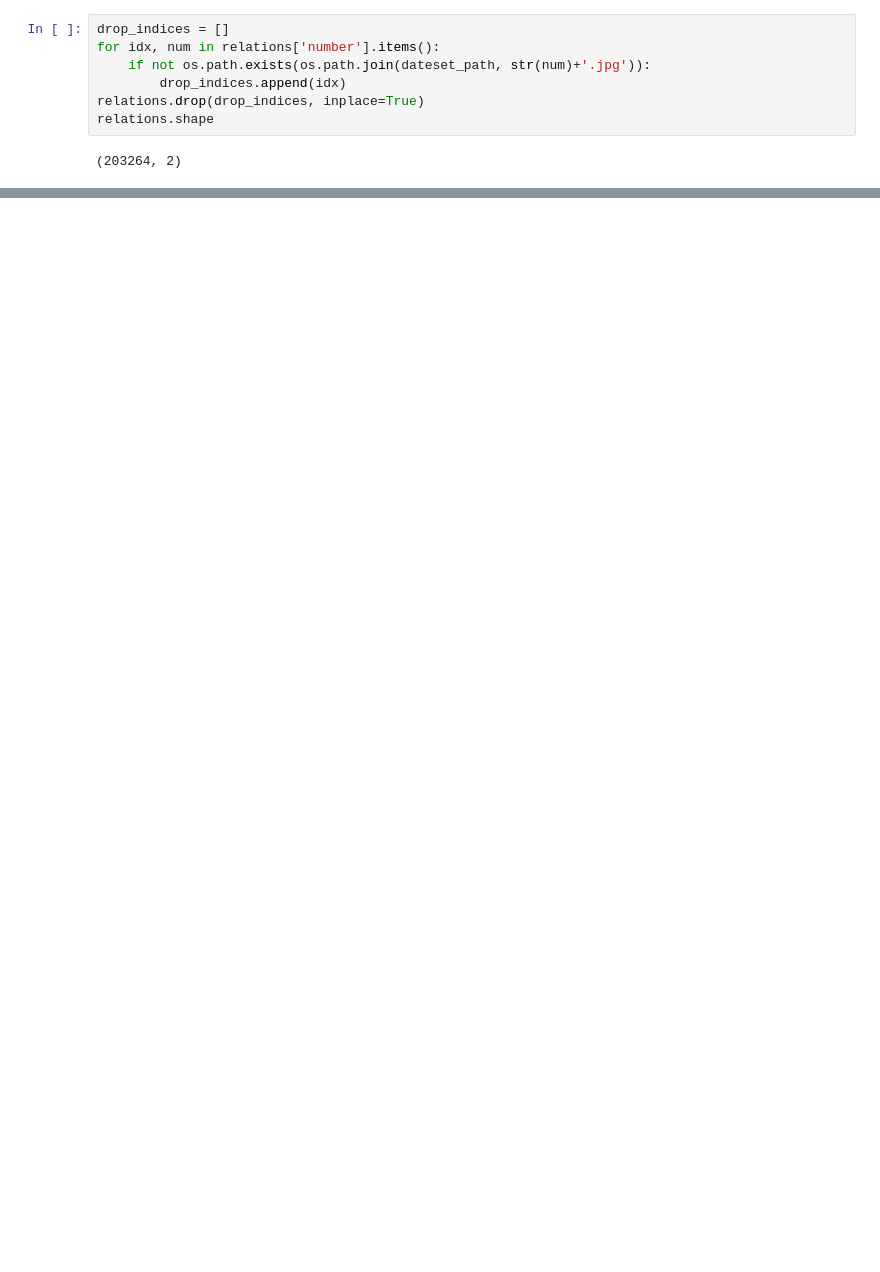
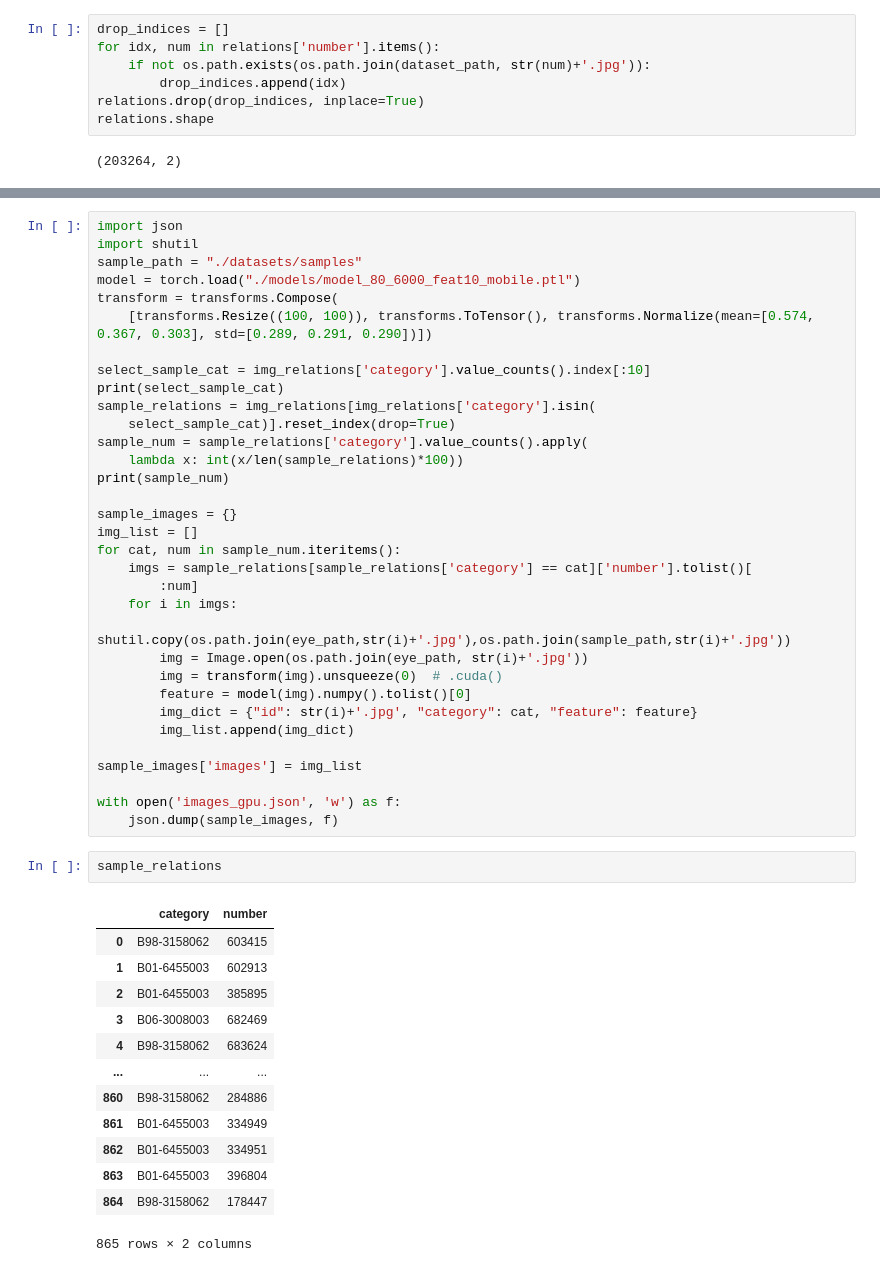
Before and after one commit to ericyang7816/pigeon-iris-recognition-system, a Jupyter notebook: eda.ipynb, the cells around one changed output, grey strips where cells are left out. Drawn from its saved outputs; the diff is of its cells as text; blank space fills up the shorter version.

```diff
--- a/eda.ipynb
+++ b/eda.ipynb
@@ -45,7 +49,7 @@ relations.shape
 # %%
 drop_indices = []
 for idx, num in relations['number'].items():
-    if not os.path.exists(os.path.join(dateset_path, str(num)+'.jpg')):
+    if not os.path.exists(os.path.join(dataset_path, str(num)+'.jpg')):
         drop_indices.append(idx)
 relations.drop(drop_indices, inplace=True)
 relations.shape
@@ -133,0 +522,49 @@ if os.path.exists(img_path):
+# %%
+import json
+import shutil
+sample_path = "./datasets/samples"
+model = torch.load("./models/model_80_6000_feat10_mobile.ptl")
+transform = transforms.Compose(
+    [transforms.Resize((100, 100)), transforms.ToTensor(), transforms.Normalize(mean=[0.574, 0.367, 0.303], std=[0.289, 0.291, 0.290])])
+
+select_sample_cat = img_relations['category'].value_counts().index[:10]
+print(select_sample_cat)
+sample_relations = img_relations[img_relations['category'].isin(
+    select_sample_cat)].reset_index(drop=True)
+sample_num = sample_relations['category'].value_counts().apply(
+    lambda x: int(x/len(sample_relations)*100))
+print(sample_num)
+
+sample_images = {}
+img_list = []
+for cat, num in sample_num.iteritems():
+    imgs = sample_relations[sample_relations['category'] == cat]['number'].tolist()[
+        :num]
+    for i in imgs:
+        shutil.copy(os.path.join(eye_path,str(i)+'.jpg'),os.path.join(sample_path,str(i)+'.jpg'))
+        img = Image.open(os.path.join(eye_path, str(i)+'.jpg'))
+        img = transform(img).unsqueeze(0)  # .cuda()
+        feature = model(img).numpy().tolist()[0]
+        img_dict = {"id": str(i)+'.jpg', "category": cat, "feature": feature}
+        img_list.append(img_dict)
+
+sample_images['images'] = img_list
+
+with open('images_gpu.json', 'w') as f:
+    json.dump(sample_images, f)
+# %%
+sample_relations
+# %% [output]
+|  | category | number |
+| 0 | B98-3158062 | 603415 |
+| 1 | B01-6455003 | 602913 |
+| 2 | B01-6455003 | 385895 |
+| 3 | B06-3008003 | 682469 |
+| 4 | B98-3158062 | 683624 |
+| ... | ... | ... |
+| 860 | B98-3158062 | 284886 |
+| 861 | B01-6455003 | 334949 |
+| 862 | B01-6455003 | 334951 |
+| 863 | B01-6455003 | 396804 |
+| 864 | B98-3158062 | 178447 |
+865 rows × 2 columns
```
Also changed, not shown: parts of 28 cells of this notebook, 2 other files.
